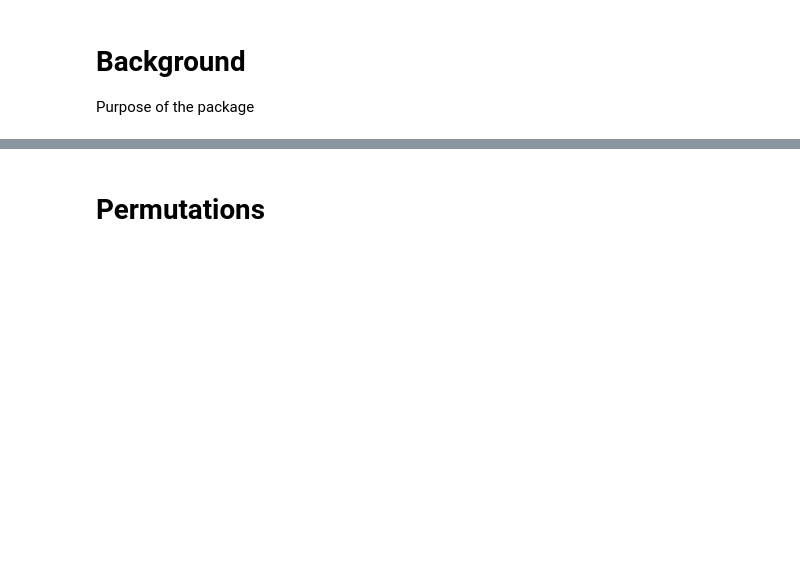
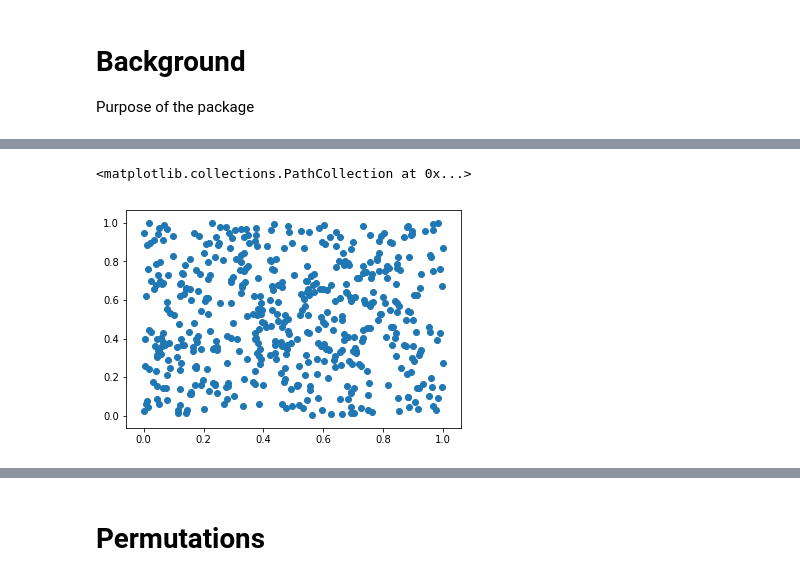
Before and after one commit to healyshane/programming_for_data_analysis-practical_assignment, a Jupyter notebook: Programming for Data Analysis_Assignment.ipynb, the cells around one changed output, grey strips where cells are left out. Cells and saved outputs as stored; diff of their text form; code cells hidden in the pictures; blank space fills up the shorter version.

```diff
--- a/Programming for Data Analysis_Assignment.ipynb
+++ b/Programming for Data Analysis_Assignment.ipynb
@@ -49,0 +60,8 @@ array([[[0.28028243, 0.04950575],
+# %%
+# Plotting all rows of index zero column and all rows of index 499 column
+# Uniform distribution evident
+
+plt.scatter(y[:,0],y[:,499])
+# %% [output]
+<matplotlib.collections.PathCollection at 0x...>
+[figure, added]
```
Also changed, not shown: parts of 22 cells of this notebook.
